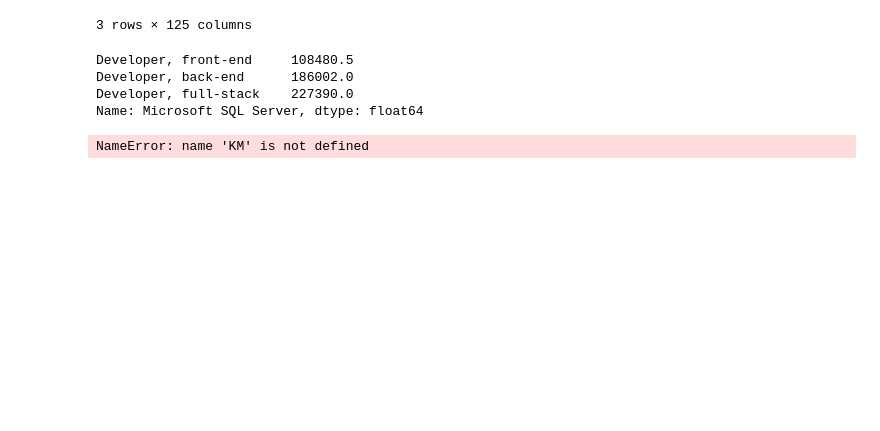
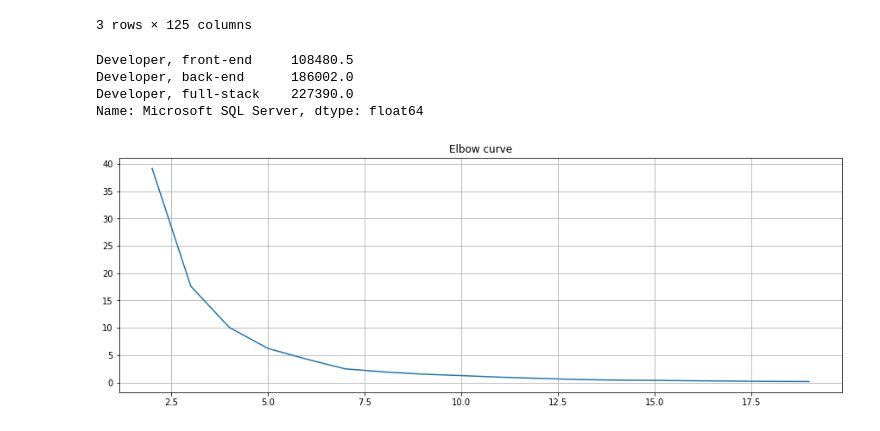
Before and after one commit to mahmoud-elgarnosy/stackoverflow-skills-analytics, a Jupyter notebook: notebooks/04__Feature_Engineering.ipynb, the cells around one changed output. Saved outputs shown, nothing was run; the diff lists cells and outputs as text; code cells hidden in the pictures; blank space fills up the shorter version.

Commit message:
clustering backend

```diff
--- a/notebooks/04__Feature_Engineering.ipynb
+++ b/notebooks/04__Feature_Engineering.ipynb
@@ -164,11 +166,23 @@ Developer, front-end     108480.5
 Developer, back-end      186002.0
 Developer, full-stack    227390.0
 Name: Microsoft SQL Server, dtype: float64
+# %%
+from sklearn.cluster import KMeans
+from matplotlib import pyplot as plt
+def elbow(X):
+    distorsions = []
+    for k in range(2, 20):
+        kmeans = KMeans(n_clusters=k)
+        kmeans.fit(X)
+        distorsions.append(kmeans.inertia_)
+
+    fig = plt.figure(figsize=(15, 5))
+    plt.plot(range(2, 20), distorsions)
+    plt.grid(True)
+    plt.title('Elbow curve')
 # %%
-X_std = StandardScaler().fit_transform(job_skill.loc['Developer, back-end'].values[:,np.newaxis])
-clt = KM(eps=0.4, min_samples=20)
-model = clt.fit(X_std)
-clusters = pd.DataFrame(model.fit_predict(X_std))
+X_std_back = StandardScaler().fit_transform(job_skill.loc['Developer, back-end'].values[:,np.newaxis])
+elbow(X_std_back)
 # %% [output]
-NameError: name 'KM' is not defined
+[figure, added]
 # %%
```
Also changed, not shown: parts of 7 cells of this notebook.
